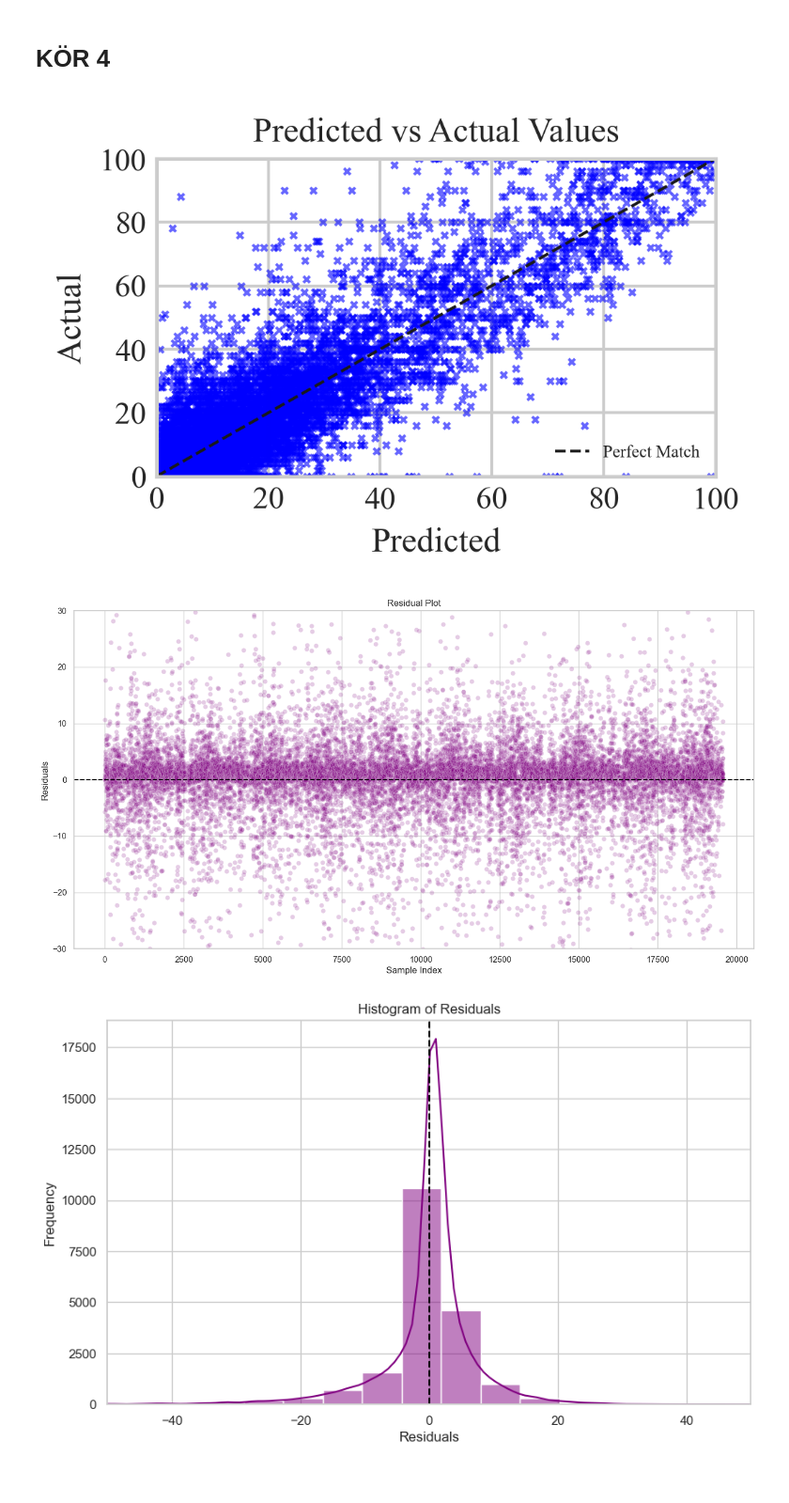
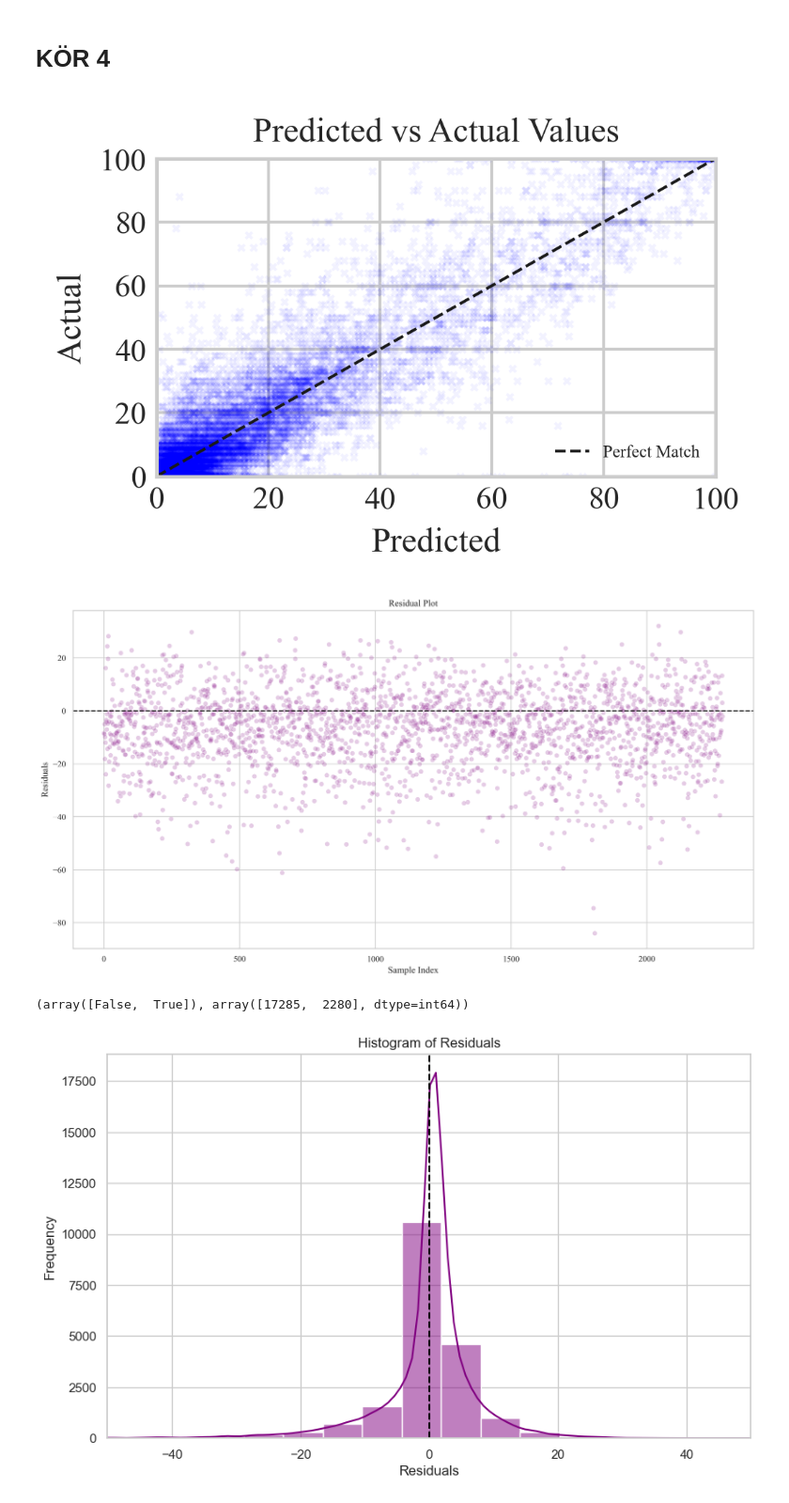
Before and after one commit to mosmar99/Pest-Outbrakes, a Jupyter notebook: results.ipynb, the cells around one changed output. Shown at 94% size. Saved outputs shown, nothing was run; the diff lists cells and outputs as text; code cells hidden in the pictures.

```diff
--- a/results.ipynb
+++ b/results.ipynb
@@ -755,9 +755,9 @@ pred_color = 'blue'
 markersize = 5
 marker_type = 'x'
 
-plt.figure(figsize=(2, 2))
+plt.figure(figsize=(3.5, 2))
 plt.title('Predicted vs Actual Values')
-plt.scatter(predictions, actuals, alpha=0.6, color=pred_color, marker=marker_type, s=markersize, zorder=2, lw=1)
+plt.scatter(predictions, actuals, alpha=0.05, color=pred_color, marker=marker_type, s=markersize, zorder=2, lw=1)
 plt.xlabel('Predicted')
 plt.ylabel('Actual')
 plt.ylim([0, 100])
@@ -772,40 +772,46 @@ plt.tick_params(axis='both', direction='in', length=2, width=0.5, which='minor')
 plt.savefig('best_model_scatter.png')
 plt.show()
 # %% [output]
-[figure, old version]
+[figure, new version]
 # %%
 import numpy as np
 import matplotlib.pyplot as plt
 import seaborn as sns
 
 # Assuming actuals and predictions_HistGradientBoostingRegressor are defined as DataFrames
 # Convert DataFrames to 1D NumPy arrays
 actuals_flat = actuals.values.ravel()  # Convert to NumPy array and flatten
 predictions_flat = predictions_HistGradientBoostingRegressor.values.ravel()  # Convert to NumPy array and flatten
 
 # Calculate residuals
-residuals =  predictions_flat - actuals_flat
+varde_eps = 30
+mask = np.array(actuals > varde_eps).ravel()
+residuals =  predictions_flat[mask] - actuals_flat[mask]
 
 # Create the residual plot
 plt.figure(figsize=(16, 8))
 sns.scatterplot(x=range(len(residuals)), y=residuals, color='purple', alpha=0.2)
 
 # Add a horizontal line at y=0
 plt.axhline(0, color='black', linestyle='--')
-plt.ylim([-30, 30])
+# plt.ylim([-30, 30])
 
 # Add labels and title
 plt.xlabel('Sample Index')
 plt.ylabel('Residuals')
 plt.title('Residual Plot')
 
 # Add grid for better readability
 plt.grid(True)
 
 # Show the plot
 plt.show()
 # %% [output]
-[figure, old version]
+[figure, new version]
+# %%
+print(np.unique(actuals > 30, return_counts=True))
+# %% [output]
+(array([False,  True]), array([17285,  2280], dtype=int64))
 # %%
 plt.figure(figsize=(10, 6))
 plt.xlim([-50, 50])
```
Also changed, not shown: parts of 1 cell of this notebook, 1 other file.
